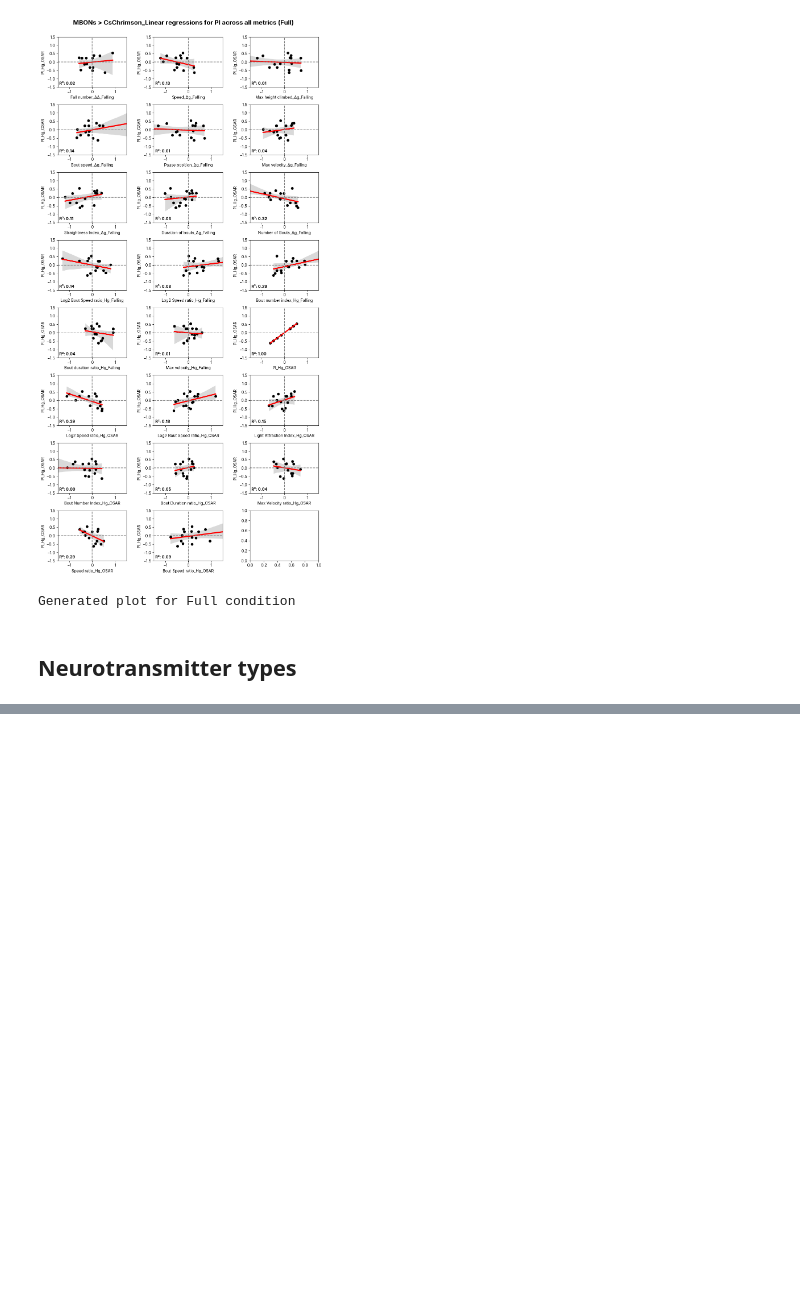
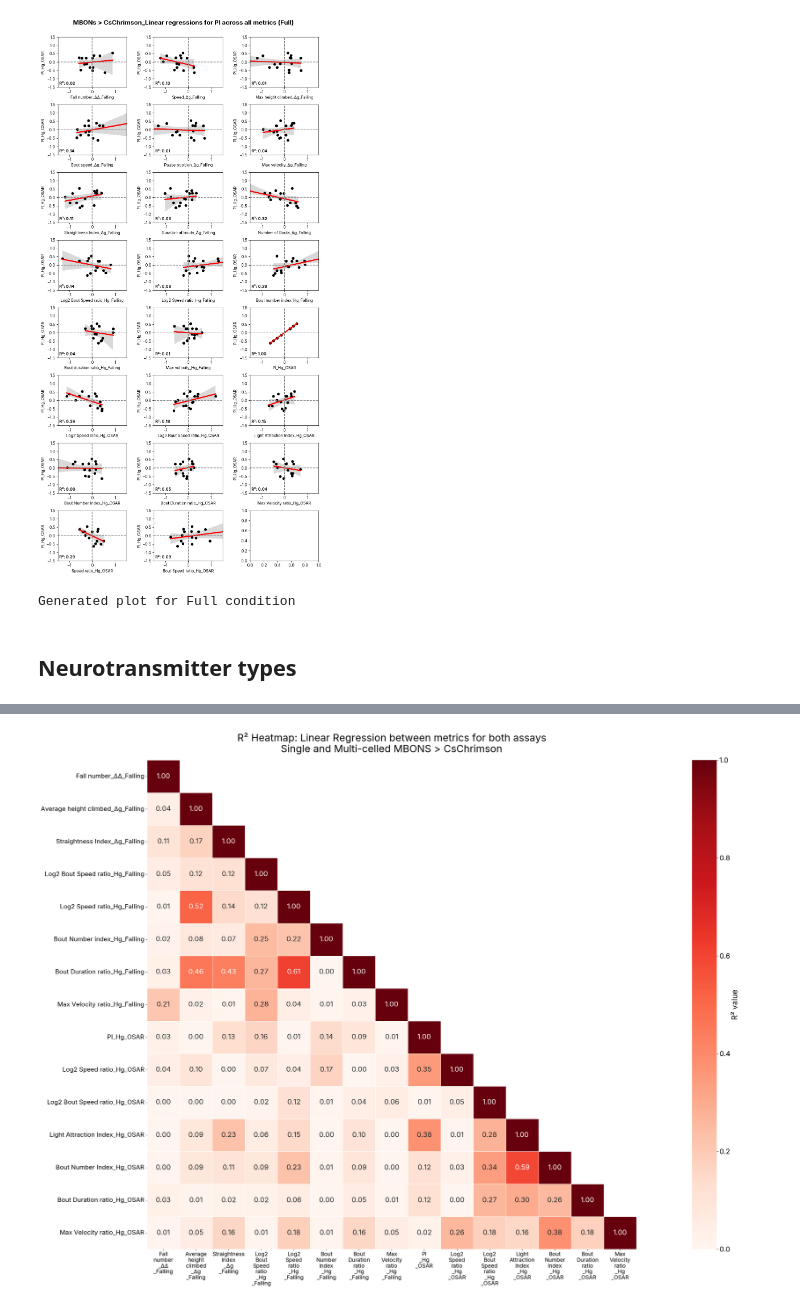
Before and after one commit to lnicole08/OSAR-Nicole-version, a Jupyter notebook: Falling-OSAR Linreg.ipynb, the cells around one changed output, grey strips where cells are left out. Drawn from its saved outputs; the diff is of its cells as text; code cells hidden in the pictures; blank space fills up the shorter version.

```diff
--- a/Falling-OSAR Linreg.ipynb
+++ b/Falling-OSAR Linreg.ipynb
@@ -130,8 +130,9 @@ def wrap_labels(ax, width, break_long_words=False):
     labels = []
     for label in ax.get_xticklabels():
         text = label.get_text()
-        labels.append(textwrap.fill(text, width=width,
-                      break_long_words=break_long_words))
+        text = text.replace('_', ' _')
+        wrapped = textwrap.fill(text, width=width, break_long_words=break_long_words)
+        labels.append(wrapped)
     ax.set_xticklabels(labels, rotation=0)
 
 def matchinglobesets(dfreg_a, lobelocation):
@@ -674,0 +674,5 @@ Generated plot for Half_and_Full condition
+# %%
+totalmetriccomparison = pd.read_excel(specifiedpath + "ACC Lab Dropbox\\ACC Lab\\Nicole Lee\\Data Compilation\\2025 Complete raw values osar falling\\Totalcomparisonofallmetrics-Full.xlsx")
+
+
+totalmetriccomparison.columns.tolist()
@@ -674,0 +767,55 @@ Generated plot for Half_and_Full condition
+# %%
+from scipy.stats import linregress
+
+df_linreg = datasettouse.copy()
+n_metrics = len(df_linreg.columns)
+r2_matrix = np.zeros((n_metrics, n_metrics))
+
+for i in range(n_metrics):
+    for j in range(n_metrics):
+        x = df_linreg.iloc[:, j]
+        y = df_linreg.iloc[:, i]
+
+        # Filter out MBONs where BOTH x and y are less than 0.2 in absolute value
+        valid_mask = ~((x.abs() < 0.2) & (y.abs() < 0.2))
+        x_filtered = x[valid_mask]
+        y_filtered = y[valid_mask]
+
+        # Only calculate regression if we have enough data points
+        if len(x_filtered) > 1:
+            slope, intercept, r_value, p_value, std_err = linregress(x_filtered, y_filtered)
+            r2_matrix[i, j] = r_value**2
+        else:
+            r2_matrix[i, j] = np.nan  # Not enough data
+
+r2_df = pd.DataFrame(r2_matrix,
+                     columns=df_linreg.columns,
+                     index=df_linreg.columns)
+
+mask = np.triu(np.ones_like(r2_df, dtype=bool), k=1)
+
+fig, ax = plt.subplots(figsize=(40, 20))
+hmap = sns.heatmap(r2_df, annot=True, fmt='.2f', cmap=cmapcolor,
+            vmin=0, vmax=1, center=0.5, annot_kws={'fontsize': 18},
+            cbar_kws={'label': 'R² value'},
+            square=True, linewidths=0.5, ax=ax,
+            mask=mask)
+
+cbar = hmap.collections[0].colorbar
+cbar.ax.tick_params(labelsize=18)
+cbar.set_label('R² value', fontsize=20)
+
+plt.title(f"R² Heatmap: Linear Regression between metrics for both assays\n" + modename + " MBONS > " + responderrename,
+          fontsize=26, pad=20)
+plt.xticks(rotation=0, fontsize = 14)
+wrap_labels(hmap, 5)
+plt.yticks(rotation=0, fontsize = 16)
+plt.tight_layout()
+
+
+plt.savefig(filesavedir + date + "_" + responder + "_heatmaplinregfor_" + modename +".svg")
+plt.savefig(filesavedir + date + "_" + responder + "_heatmaplinregfor_" + modename +".png", dpi=600)
+
+plt.show()
+# %% [output]
+[figure, added]
```
Also changed, not shown: parts of 6 cells of this notebook, 3 other files.
